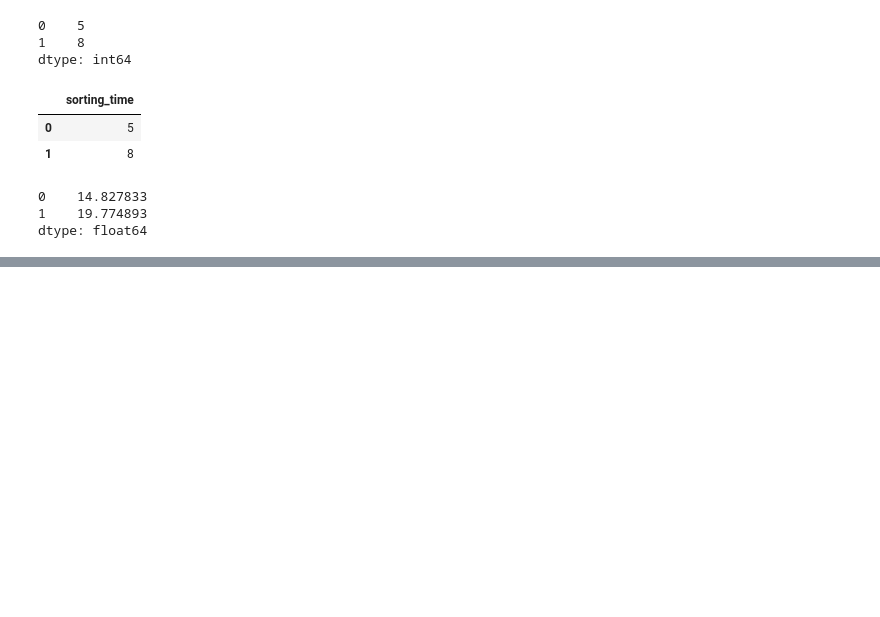
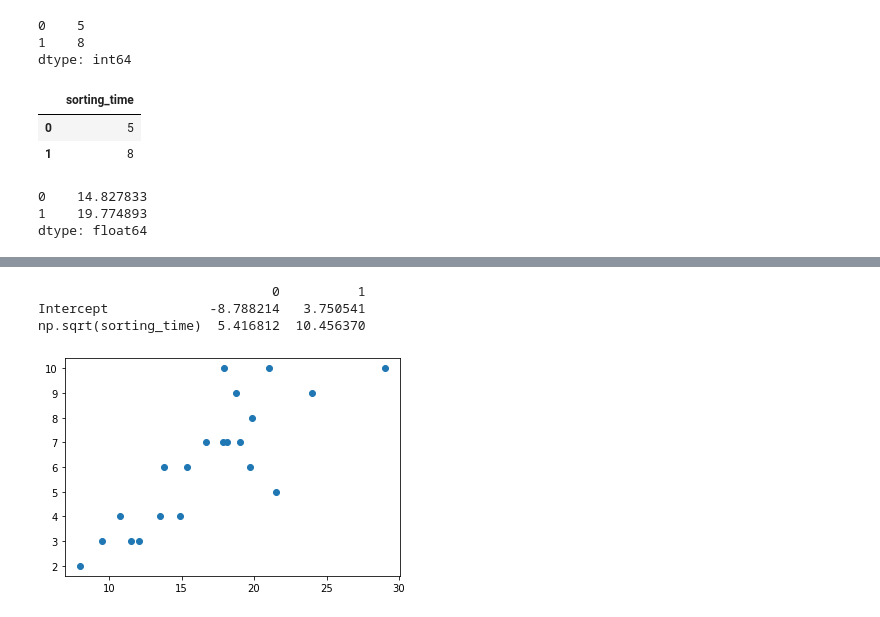
Before and after one commit to Mansoor-mannu/Simple-Linear-Regression-Assignment_4_Q1-, a Jupyter notebook: Simple Linear Regression(Assignment_4_Q1).ipynb, the cells around one changed output, grey strips where cells are left out. Saved outputs shown, nothing was run; the diff lists cells and outputs as text; code cells hidden in the pictures; blank space fills up the shorter version.

```diff
--- a/Simple Linear Regression(Assignment_4_Q1).ipynb
+++ b/Simple Linear Regression(Assignment_4_Q1).ipynb
@@ -145,0 +234,12 @@ dtype: float64
+# %%
+print(model2.conf_int(0.05))
+# %% [output]
+                              0          1
+Intercept             -8.788214   3.750541
+np.sqrt(sorting_time)  5.416812  10.456370
+# %%
+import matplotlib.pyplot as plt
+plt.scatter(x='delivery_time',y='sorting_time',data=data)
+plt.show()
+# %% [output]
+[figure, added]
```
Also changed, not shown: parts of 19 cells of this notebook.
